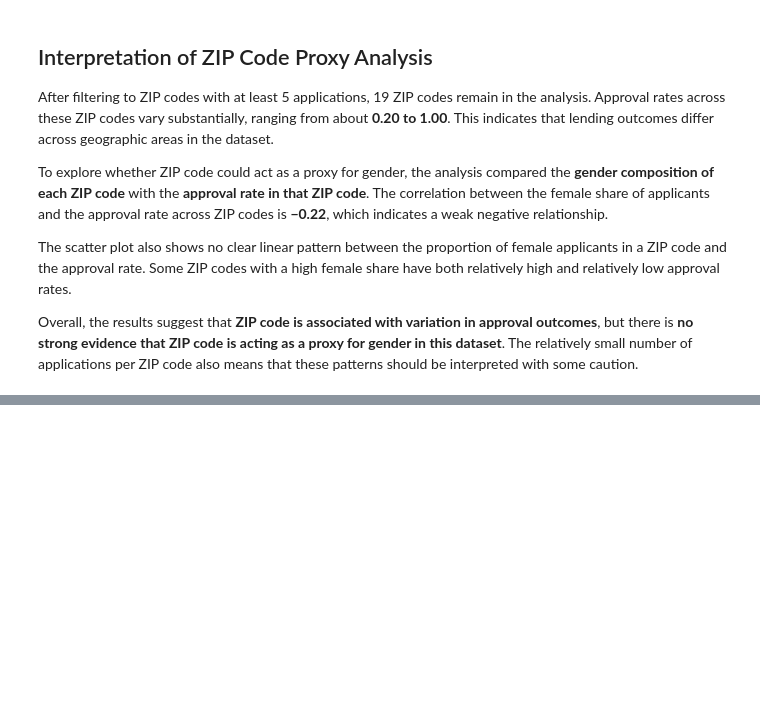
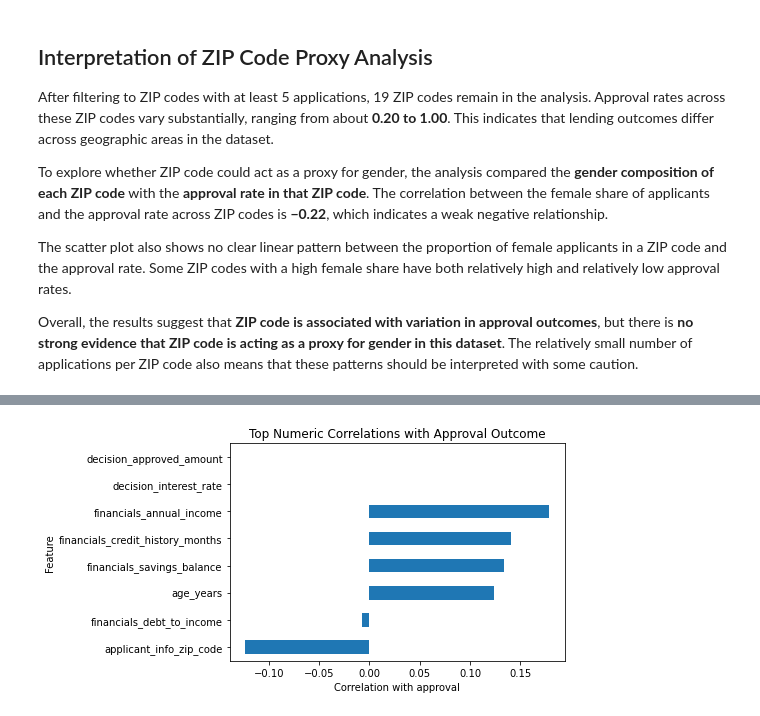
Before and after one commit to henrikpkr/dego-project-team4, a Jupyter notebook: notebooks/02-bias-analysis.ipynb, the cells around one changed output, grey strips where cells are left out. Cells and saved outputs as stored; diff of their text form; code cells hidden in the pictures; blank space fills up the shorter version.

```diff
--- a/notebooks/02-bias-analysis.ipynb
+++ b/notebooks/02-bias-analysis.ipynb
@@ -503,3 +544,24 @@ To explore whether ZIP code could act as a proxy for gender, the analysis compar
 The scatter plot also shows no clear linear pattern between the proportion of female applicants in a ZIP code and the approval rate. Some ZIP codes with a high female share have both relatively high and relatively low approval rates.
 
 Overall, the results suggest that **ZIP code is associated with variation in approval outcomes**, but there is **no strong evidence that ZIP code is acting as a proxy for gender in this dataset**. The relatively small number of applications per ZIP code also means that these patterns should be interpreted with some caution.
+# %%
+df_corr = df_bias.copy()
+df_corr["approved_int"] = df_corr["decision_loan_approved"].astype(int)
+
+numeric_cols = df_corr.select_dtypes(include="number").columns.tolist()
+numeric_cols = [col for col in numeric_cols if col != "approved_int"]
+
+corr_results = []
+
+for col in numeric_cols:
+    valid = df_corr[[col, "approved_int"]].dropna()
+    if len(valid) >= 30:
+        corr_value = valid[col].corr(valid["approved_int"])
+        corr_results.append((col, corr_value, len(valid)))
+
+corr_table = (
+    pd.DataFrame(corr_results, columns=["feature", "correlation_with_approval", "n"])
+    .sort_values("correlation_with_approval", key=lambda s: s.abs(), ascending=False)
+)
+
+display(corr_table)
@@ -505,0 +578,16 @@ Overall, the results suggest that **ZIP code is associated with variation in app
+# %%
+top_corrs = corr_table.head(10).sort_values("correlation_with_approval")
+
+ax = top_corrs.plot(
+    kind="barh",
+    x="feature",
+    y="correlation_with_approval",
+    legend=False
+)
+
+ax.set_xlabel("Correlation with approval")
+ax.set_ylabel("Feature")
+ax.set_title("Top Numeric Correlations with Approval Outcome")
+plt.show()
+# %% [output]
+[figure, added]
```
Also changed, not shown: parts of 7 cells of this notebook.
